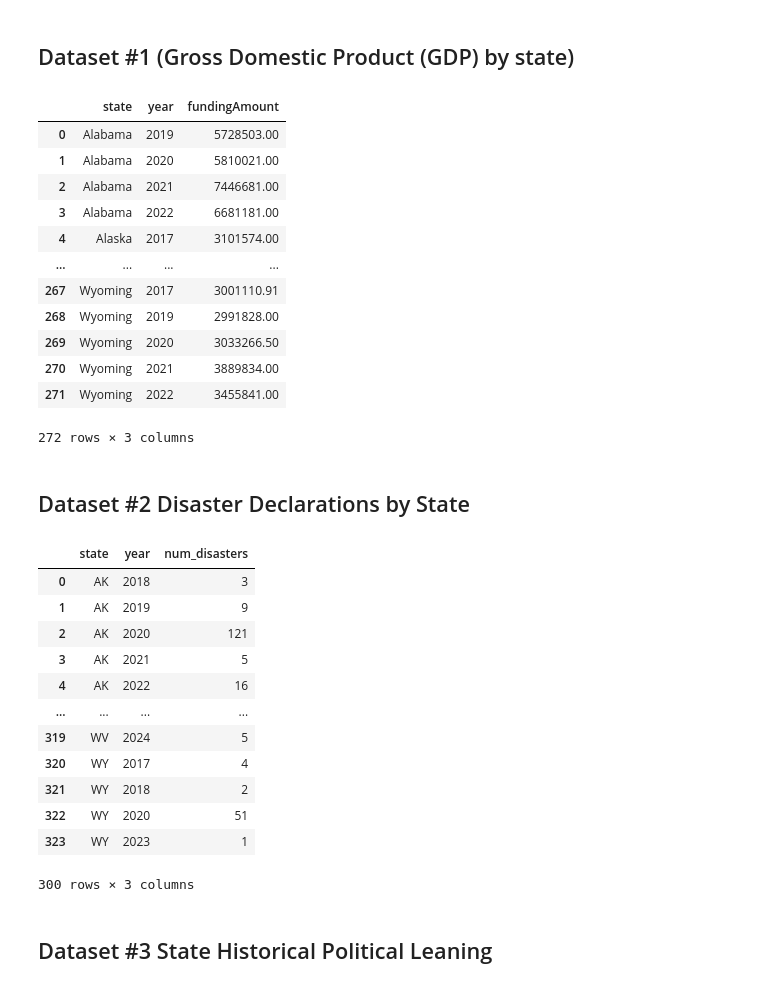
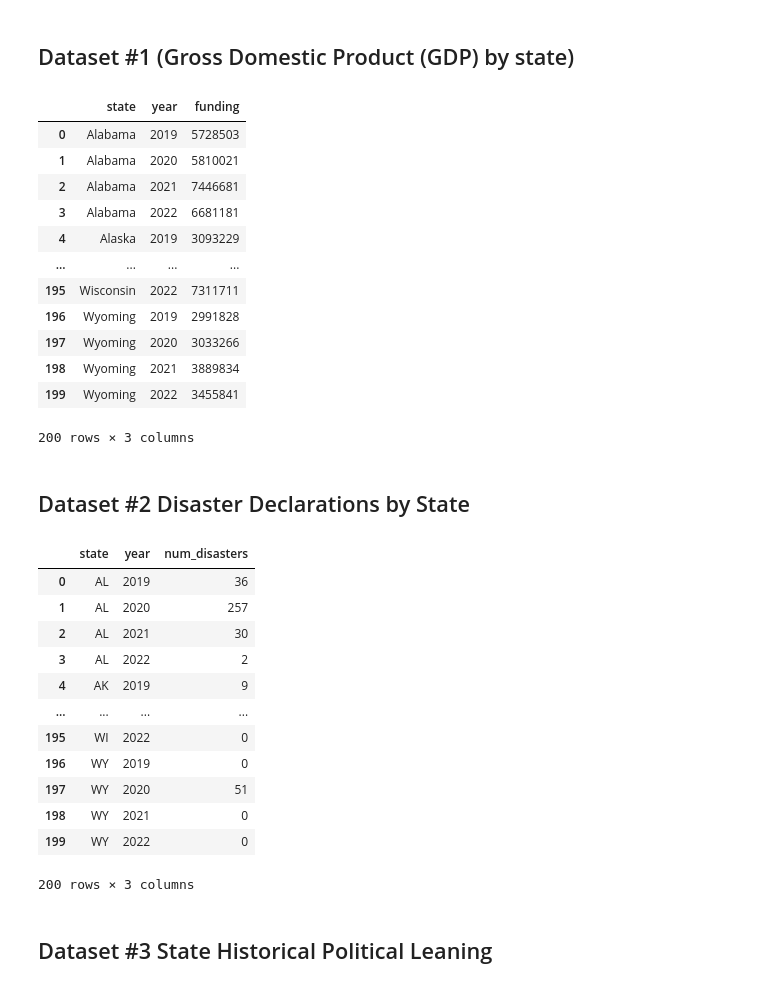
Before and after one commit to COGS108/Group054_WI24, a Jupyter notebook: DataCheckpoint_Group054_WI24.ipynb, the cells around one changed output. Saved outputs shown, nothing was run; the diff lists cells and outputs as text; code cells hidden in the pictures.

```diff
--- a/DataCheckpoint_Group054_WI24.ipynb
+++ b/DataCheckpoint_Group054_WI24.ipynb
@@ -107,58 +107,74 @@ def standardize_reportingPeriod(string):
     return output
 
 df['reportingPeriod'] = df['reportingPeriod'].apply(standardize_reportingPeriod)
-df = df.query('reportingPeriod >= 2017') #filter so lowest year is 2017 to match other data
+df
+df = df.query('reportingPeriod >= 2019') #filter so lowest year is 2017 to match other data
 
-df = df.groupby(by = ['state', 'reportingPeriod']).sum()
-df = df.reset_index()
-df = df.rename(columns = {'reportingPeriod': 'year'})
-df
+df_grouped = df.groupby(by = ['state', 'reportingPeriod']).sum()
+df_grouped = df_grouped.reset_index()
+df_grouped = df_grouped.rename(columns = {'reportingPeriod': 'year', 'fundingAmount' : 'funding'})
+pd.set_option('display.max_rows', 10)
+df_grouped['funding'] = df_grouped['funding'].astype(int)
+df_grouped
 # %% [output]
-|  | state | year | fundingAmount |
-| 0 | Alabama | 2019 | 5728503.00 |
-| 1 | Alabama | 2020 | 5810021.00 |
-| 2 | Alabama | 2021 | 7446681.00 |
-| 3 | Alabama | 2022 | 6681181.00 |
-| 4 | Alaska | 2017 | 3101574.00 |
+|  | state | year | funding |
+| 0 | Alabama | 2019 | 5728503 |
+| 1 | Alabama | 2020 | 5810021 |
+| 2 | Alabama | 2021 | 7446681 |
+| 3 | Alabama | 2022 | 6681181 |
+| 4 | Alaska | 2019 | 3093229 |
 | ... | ... | ... | ... |
-| 267 | Wyoming | 2017 | 3001110.91 |
-| 268 | Wyoming | 2019 | 2991828.00 |
-| 269 | Wyoming | 2020 | 3033266.50 |
-| 270 | Wyoming | 2021 | 3889834.00 |
-| 271 | Wyoming | 2022 | 3455841.00 |
+| 195 | Wisconsin | 2022 | 7311711 |
+| 196 | Wyoming | 2019 | 2991828 |
+| 197 | Wyoming | 2020 | 3033266 |
+| 198 | Wyoming | 2021 | 3889834 |
+| 199 | Wyoming | 2022 | 3455841 |
-272 rows × 3 columns
+200 rows × 3 columns
 # %% [markdown]
 ## Dataset #2 Disaster Declarations by State
 # %%
 url2 = 'Data/DisasterDeclarationsSummaries.csv'
 df2= pd.read_csv(url2)
-df2 = df2.query('fyDeclared >= 2017') # make sure to include equals so 2017 included
+df2 = df2.query('2023 > fyDeclared >= 2019 ') # make sure to include equals so 2017 included
 df2.sort_values(by = 'fyDeclared', ascending = True) # set to true so make sure have correct info
 df2 = df2.groupby(by = ['state', 'fyDeclared']).size().reset_index(name= 'num_disasters') # use size for num of disasters instead of sum & give column name
 df2 = df2.rename(columns={'fyDeclared': 'year'})
 valid_states = ['AL', 'AK', 'AZ', 'AR', 'CA', 'CO', 'CT', 'DE', 'FL', 'GA',
                 'HI', 'ID', 'IL', 'IN', 'IA', 'KS', 'KY', 'LA', 'ME', 'MD',
                 'MA', 'MI', 'MN', 'MS', 'MO', 'MT', 'NE', 'NV', 'NH', 'NJ',
                 'NM', 'NY', 'NC', 'ND', 'OH', 'OK', 'OR', 'PA', 'RI', 'SC',
                 'SD', 'TN', 'TX', 'UT', 'VT', 'VA', 'WA', 'WV', 'WI', 'WY']
 
 # Filter the DataFrame to only include rows where the state code is in the list of valid states
 df2 = df2[df2['state'].isin(valid_states)]
 df2
+
+# states didnt have disasters every year so we need to create columns with 0 for years no disasters were declared
+import itertools
+
+years = [2019, 2020, 2021, 2022]
+combinations = list(itertools.product(valid_states, years)) # Use itertools.product to get all combinations of states and years -- this works like a double sum where the valid states is fixed and its looking at all the states to match
+combinations
+df2_combinations = pd.DataFrame(combinations, columns=['state', 'year'])
+df2_combinations
+df2_merged = pd.merge(df2_combinations, df2, on = ['state', 'year'], how = 'left')# how on left so that df2_combinations has all rows saved and df2 added -- state and year pairs will get na values
+df2_merged['num_disasters'].fillna(0, inplace= True) #in place so a new data frame is not created and old one is kept
+df2_merged['num_disasters'] = df2_merged['num_disasters'].astype(int) # astype converts to a integer
+df2_merged
 # %% [output]
 |  | state | year | num_disasters |
-| 0 | AK | 2018 | 3 |
-| 1 | AK | 2019 | 9 |
-| 2 | AK | 2020 | 121 |
-| 3 | AK | 2021 | 5 |
-| 4 | AK | 2022 | 16 |
+| 0 | AL | 2019 | 36 |
+| 1 | AL | 2020 | 257 |
+| 2 | AL | 2021 | 30 |
+| 3 | AL | 2022 | 2 |
+| 4 | AK | 2019 | 9 |
 | ... | ... | ... | ... |
-| 319 | WV | 2024 | 5 |
-| 320 | WY | 2017 | 4 |
-| 321 | WY | 2018 | 2 |
-| 322 | WY | 2020 | 51 |
-| 323 | WY | 2023 | 1 |
+| 195 | WI | 2022 | 0 |
+| 196 | WY | 2019 | 0 |
+| 197 | WY | 2020 | 51 |
+| 198 | WY | 2021 | 0 |
+| 199 | WY | 2022 | 0 |
-300 rows × 3 columns
+200 rows × 3 columns
 # %% [markdown]
 ## Dataset #3 State Historical Political Leaning
 # %%
```
Also changed, not shown: parts of 2 cells of this notebook.
